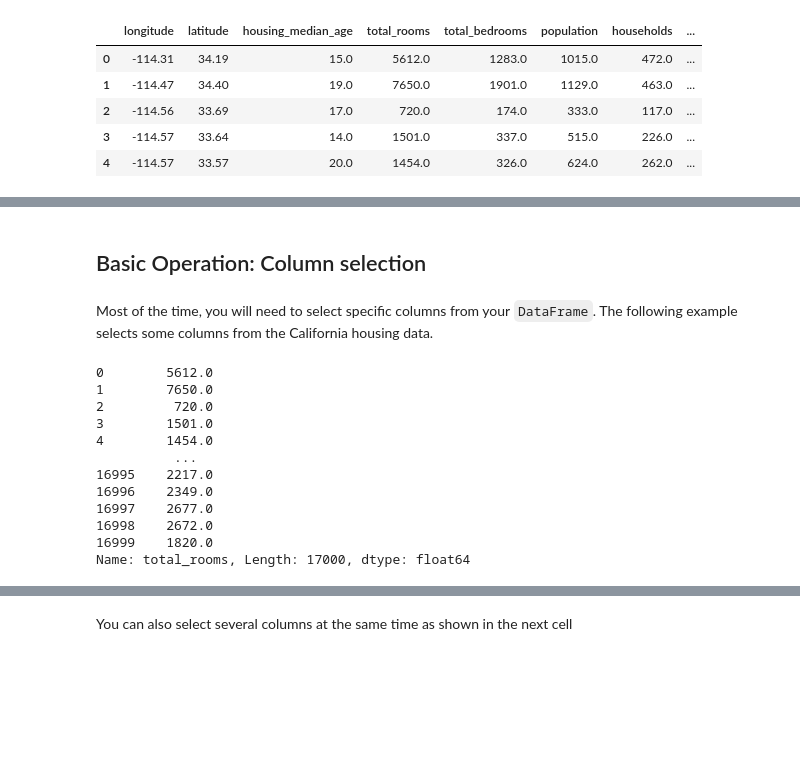
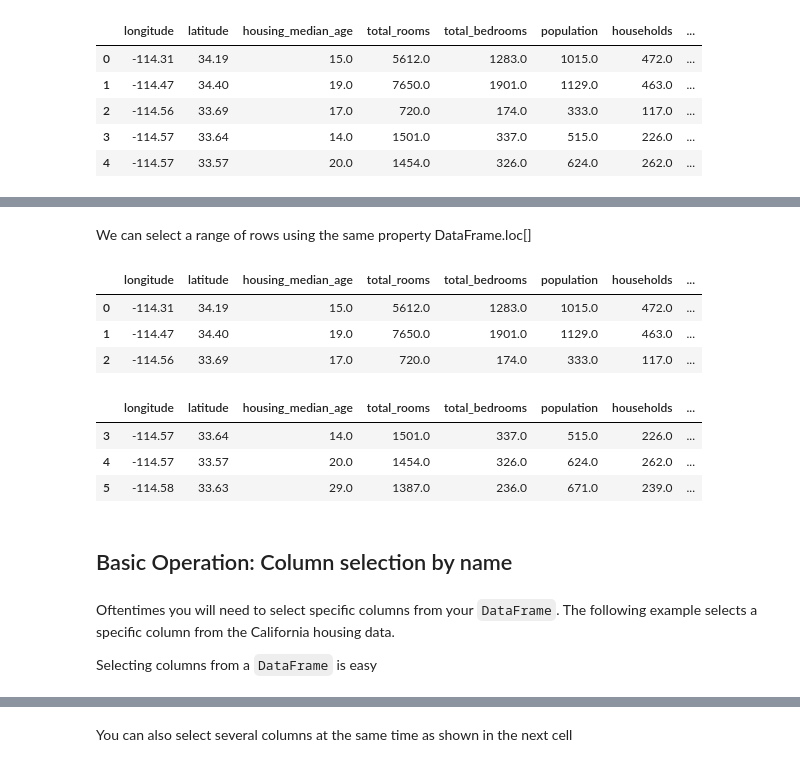
Before and after one commit to thousandoaks/Python4DS101, a Jupyter notebook: Welcome_to_pandas.ipynb, the cells around one changed output, grey strips where cells are left out. Saved outputs shown, nothing was run; the diff lists cells and outputs as text; code cells hidden in the pictures; blank space fills up the shorter version.

```diff
--- a/Welcome_to_pandas.ipynb
+++ b/Welcome_to_pandas.ipynb
@@ -36,19 +68,22 @@ california_housing_dataframe.head()
+# %% [markdown]
+We can select a range of rows using the same property DataFrame.loc[]
+# %%
+california_housing_dataframe[0:3]
+# %% [output]
+|  | longitude | latitude | housing_median_age | total_rooms | total_bedrooms | population | households | ... |
+| 0 | -114.31 | 34.19 | 15.0 | 5612.0 | 1283.0 | 1015.0 | 472.0 | ... |
+| 1 | -114.47 | 34.40 | 19.0 | 7650.0 | 1901.0 | 1129.0 | 463.0 | ... |
+| 2 | -114.56 | 33.69 | 17.0 | 720.0 | 174.0 | 333.0 | 117.0 | ... |
+# %%
+california_housing_dataframe[3:6]
+# %% [output]
+|  | longitude | latitude | housing_median_age | total_rooms | total_bedrooms | population | households | ... |
+| 3 | -114.57 | 33.64 | 14.0 | 1501.0 | 337.0 | 515.0 | 226.0 | ... |
+| 4 | -114.57 | 33.57 | 20.0 | 1454.0 | 326.0 | 624.0 | 262.0 | ... |
+| 5 | -114.58 | 33.63 | 29.0 | 1387.0 | 236.0 | 671.0 | 239.0 | ... |
 # %% [markdown]
-## Basic Operation: Column selection
+## Basic Operation: Column selection by name
 # %% [markdown]
-Most of the time, you will need to select specific columns from your  `DataFrame`. The following example selects some columns from the  California housing data.
+Oftentimes you will need to select specific columns from your  `DataFrame`. The following example selects a specific column from the  California housing data.
+
+Selecting columns from a `DataFrame` is easy
-# %%
-california_housing_dataframe['total_rooms']
-# %% [output]
-0        5612.0
-1        7650.0
-2         720.0
-3        1501.0
-4        1454.0
-          ...
-16995    2217.0
-16996    2349.0
-16997    2677.0
-16998    2672.0
-16999    1820.0
-Name: total_rooms, Length: 17000, dtype: float64
```
Also changed, not shown: parts of 22 cells of this notebook.
